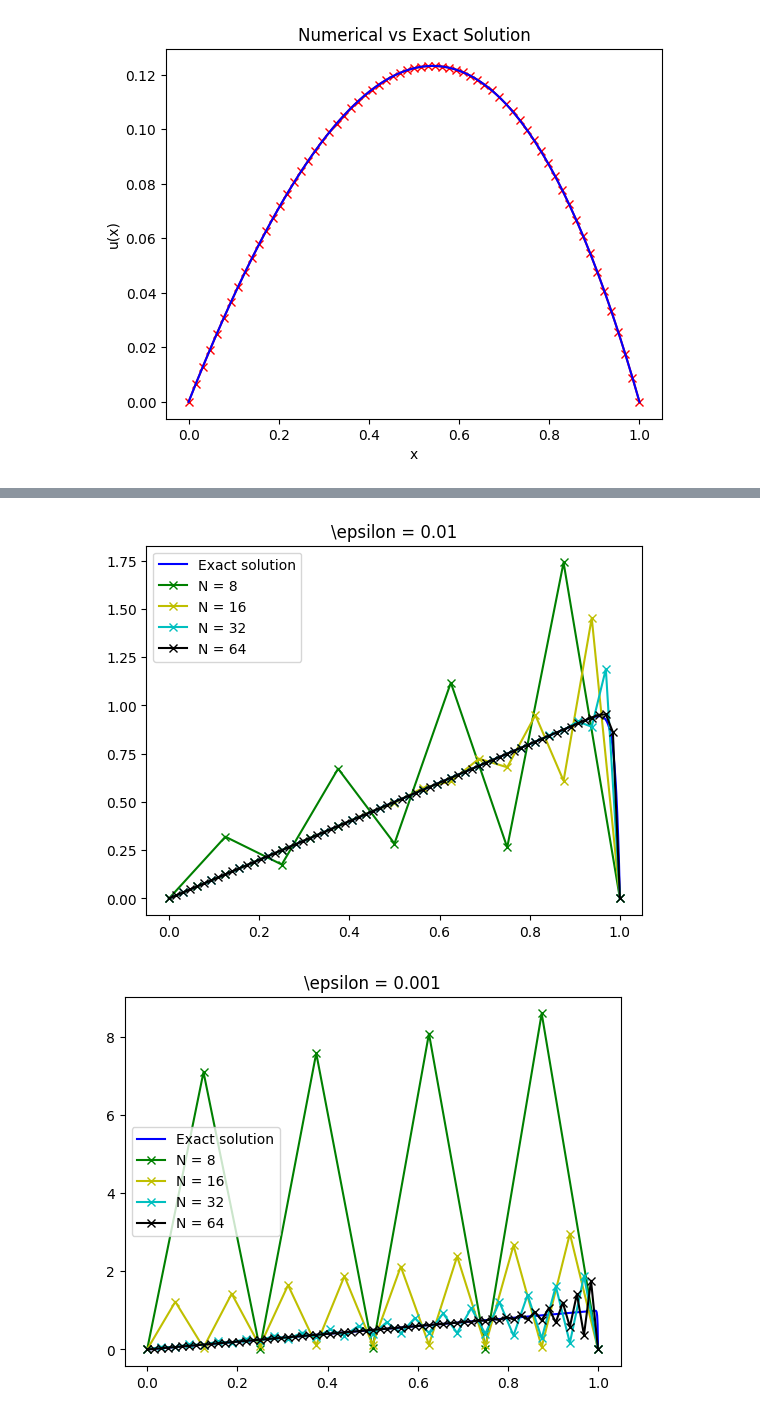
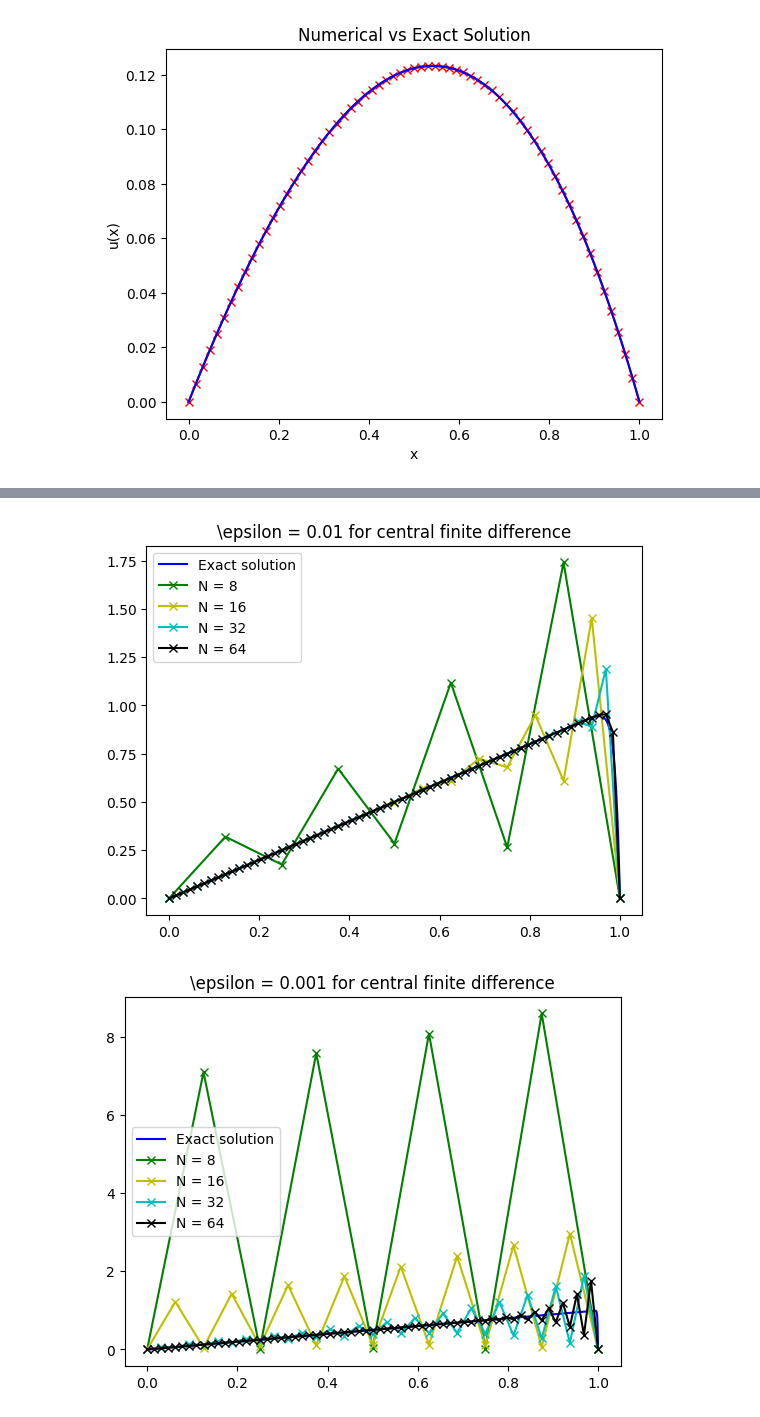
Before and after one commit to todj107/NumPDE, a Jupyter notebook: lab_01_feix.ipynb, the cells around one changed output, grey strips where cells are left out. Cells and saved outputs as stored; diff of their text form; code cells hidden in the pictures.

```diff
--- a/lab_01_feix.ipynb
+++ b/lab_01_feix.ipynb
@@ -641,7 +641,7 @@ plt.show()
 # %% [output]
 [figure]
 # %%
-# 4b)
+# 4b) and c)
 ### Array and stuff
 import numpy as np
 # Linear algebra solvers from scipy
@@ -649,7 +649,7 @@ import scipy.linalg as la
 # Basic plotting routines from the matplotlib library
 import matplotlib.pyplot as plt
 
-def work_func_FDM(eps, N, plot_idx):
+def work_func_FDM(eps, N, plot_idx, diff):
     x = np.linspace(0, 1, N+1)
 
     # Diffusion matrix initialized
@@ -664,16 +664,28 @@ def work_func_FDM(eps, N, plot_idx):
         C[i, i-1] = -1
         C[i, i+1] = -1
         C[i, i] = 2
+    if diff == 'center':
+        for i in range(1, N):
+            B[i, i-1] = -1
+            B[i, i+1] = 1
+        B = B/(2*h)
+    elif diff == 'forward':
+        for i in range(1, N):
+            B[i, i] = -1
+            B[i, i+1] = 1
+        B = B/(h)
+    elif diff == 'backward':
+        for i in range(1, N):
+            B[i, i] = 1
+            B[i, i-1] = -1
+        B = B/(h)
 
-    for i in range(1, N):
-        B[i, i-1] = -1
-        B[i, i+1] = 1
 
     # maybe?
     F = np.ones(N+1)
 
     # scale and add matrices
-    B = B/(2*h)
+
     C = eps * C/(h**2)
     A = B + C
 
@@ -698,14 +710,14 @@ def work_func_FDM(eps, N, plot_idx):
 
     plt.plot(x, U, marker = 'x', color = color)
     return E
-
-E = np.zeros((3,4))
+E_center = np.zeros((3,4))
+E_frwd = np.zeros((3,4))
+E_back = np.zeros((3,4))
 eps_arr = [0.1, 0.01, 0.001]
 N_arr = [8, 16, 32, 64]
 
-
+#Central finite difference
 for j in range(0,len(eps_arr)):
-
     eps = eps_arr[j]
     #Plot exact solution
     x_anal = np.linspace(0, 1, 1000)
@@ -715,7 +727,41 @@ for j in range(0,len(eps_arr)):
     plt.plot(x_anal,exactsol_anal,"b")
     #Solve system for different N and plotting each sol in figure corresponding to j:th epsilon
     for i in range(0,len(N_arr)):
-        E[j,i] = work_func_FDM(eps, N_arr[i],i)
+        E_center[j,i] = work_func_FDM(eps, N_arr[i],i,'center')
     plt.legend(['Exact solution','N = 8', 'N = 16', 'N = 32', 'N = 64'])
-    plt.title(f"\epsilon = {eps}")
+    plt.title(f"\epsilon = {eps} for central finite difference")
+print(E_center)
+
+#Forward central difference
+for j in range(0,len(eps_arr)):
+
+    eps = eps_arr[j]
+    #Plot exact solution
+    x_anal = np.linspace(0, 1, 1000)
+    kappa = np.exp(-1/eps)
+    exactsol_anal = x_anal-(np.exp((x_anal-1)/eps)-kappa)/(1-kappa)
+    plt.figure(j+3)
+    plt.plot(x_anal,exactsol_anal,"b")
+    #Solve system for different N and plotting each sol in figure corresponding to j:th epsilon
+    for i in range(0,len(N_arr)):
+        E_frwd[j,i] = work_func_FDM(eps, N_arr[i],i,'forward')
+    plt.legend(['Exact solution','N = 8', 'N = 16', 'N = 32', 'N = 64'])
+    plt.title(f"\epsilon = {eps} for forward finite difference")
+print(E_frwd)
+
+#Backward central difference
+for j in range(0,len(eps_arr)):
+    eps = eps_arr[j]
+    #Plot exact solution
+    x_anal = np.linspace(0, 1, 1000)
+    kappa = np.exp(-1/eps)
+    exactsol_anal = x_anal-(np.exp((x_anal-1)/eps)-kappa)/(1-kappa)
+    plt.figure(j+6)
+    plt.plot(x_anal,exactsol_anal,"b")
+    #Solve system for different N and plotting each sol in figure corresponding to j:th epsilon
+    for i in range(0,len(N_arr)):
+        E_back[j,i] = work_func_FDM(eps, N_arr[i],i,'backward')
+    plt.legend(['Exact solution','N = 8', 'N = 16', 'N = 32', 'N = 64'])
+    plt.title(f"\epsilon = {eps} for backward finite difference")
+print(E_back)
 # %% [output]
@@ -723,2 +778,2 @@ for j in range(0,len(eps_arr)):
-[figure, old version]
+[figure, new version]
-[figure, old version]
+[figure, new version]
```
Also changed, not shown: parts of 1 cell of this notebook.
